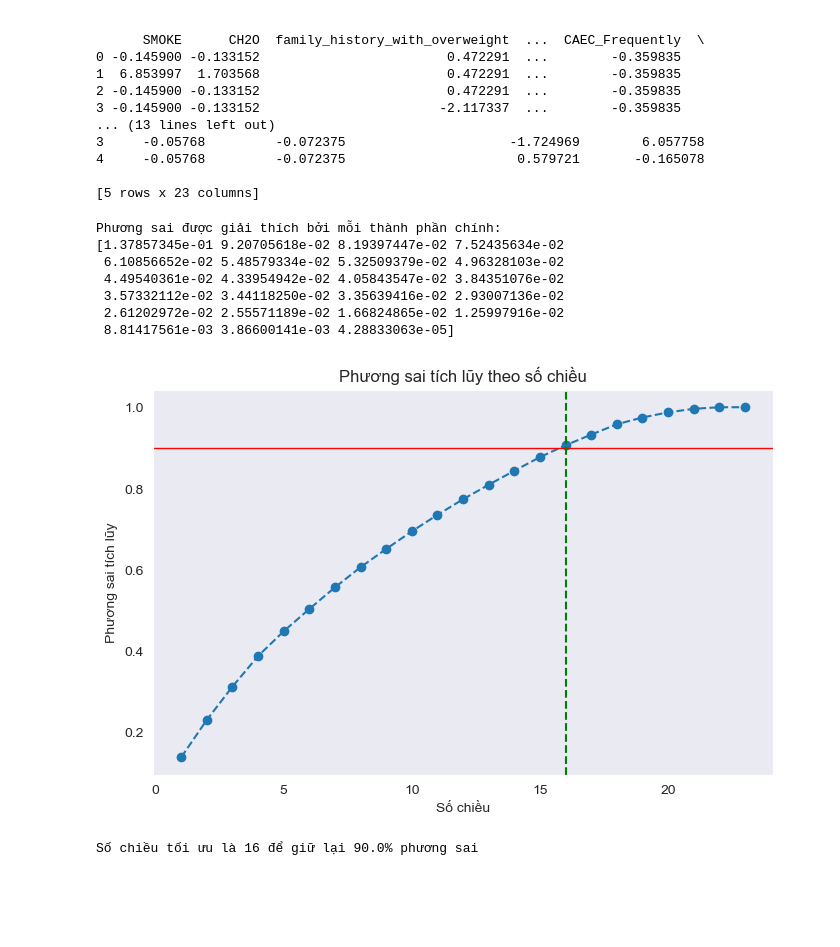
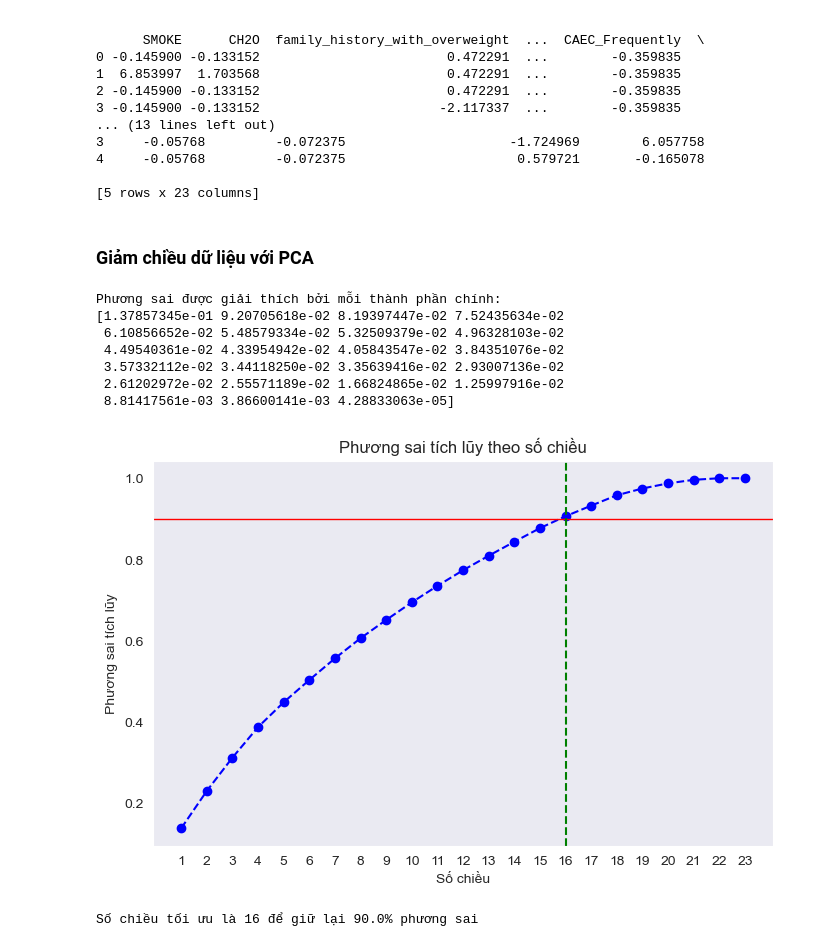
Before and after one commit to Anbt0106/Obesity-Classification, a Jupyter notebook: DataVisualization.ipynb, the cells around one changed output. Cells and saved outputs as stored; diff of their text form; code cells hidden in the pictures; blank space fills up the shorter version.

Commit message:
Phân tích và trực quna hóa dữ liệu

```diff
--- a/DataVisualization.ipynb
+++ b/DataVisualization.ipynb
@@ -73,6 +76,8 @@ print(scaled_df.head())
 4     -0.05768         -0.072375                      0.579721       -0.165078
 
 [5 rows x 23 columns]
+# %% [markdown]
+### Giảm chiều dữ liệu với PCA
 # %%
 # Import thư viện
 from sklearn.decomposition import PCA
@@ -86,33 +91,35 @@ principal_components = pca.fit_transform(scaled_df)
 # Tính phương sai
 explained_variance_ratio = pca.explained_variance_ratio_
 cumulative_variance = np.cumsum(explained_variance_ratio)
 
 # Hiển thị kết quả
 print("Phương sai được giải thích bởi mỗi thành phần chính:")
 print(explained_variance_ratio)
 
 # Biểu đồ phương sai tích lũy
 plt.figure(figsize=(8, 5))
-plt.plot(range(1, len(cumulative_variance) + 1), cumulative_variance, marker='o', linestyle='--')
+plt.plot(range(1, len(cumulative_variance) + 1), cumulative_variance, marker='o', linestyle='--', color='b')
 plt.axhline(y=0.90, color='r', linestyle='-', label='90%', linewidth=1)
 plt.axvline(x=np.argmax(cumulative_variance >= 0.90) + 1, color='g', linestyle='--')
 plt.title('Phương sai tích lũy theo số chiều')
 plt.xlabel('Số chiều')
 plt.ylabel('Phương sai tích lũy')
+plt.xticks(range(1, len(cumulative_variance) + 1))
+
 plt.grid()
 plt.savefig('Img\\Cumulative_Explained_Variance.png')
 plt.show()
 
 threshold = 0.90  # Mức độ phương sai cần giữ lại
 optimal_components = np.argmax(cumulative_variance >= threshold) + 1  # +1 vì chỉ số bắt đầu từ 0
 print(f"Số chiều tối ưu là {optimal_components} để giữ lại {threshold * 100}% phương sai")
 # %% [output]
 Phương sai được giải thích bởi mỗi thành phần chính:
 [1.37857345e-01 9.20705618e-02 8.19397447e-02 7.52435634e-02
  6.10856652e-02 5.48579334e-02 5.32509379e-02 4.96328103e-02
  4.49540361e-02 4.33954942e-02 4.05843547e-02 3.84351076e-02
  3.57332112e-02 3.44118250e-02 3.35639416e-02 2.93007136e-02
  2.61202972e-02 2.55571189e-02 1.66824865e-02 1.25997916e-02
  8.81417561e-03 3.86600141e-03 4.28833063e-05]
-[figure, old version]
+[figure, new version]
 Số chiều tối ưu là 16 để giữ lại 90.0% phương sai
```
Also changed, not shown: parts of 11 cells of this notebook, 5 other files.
